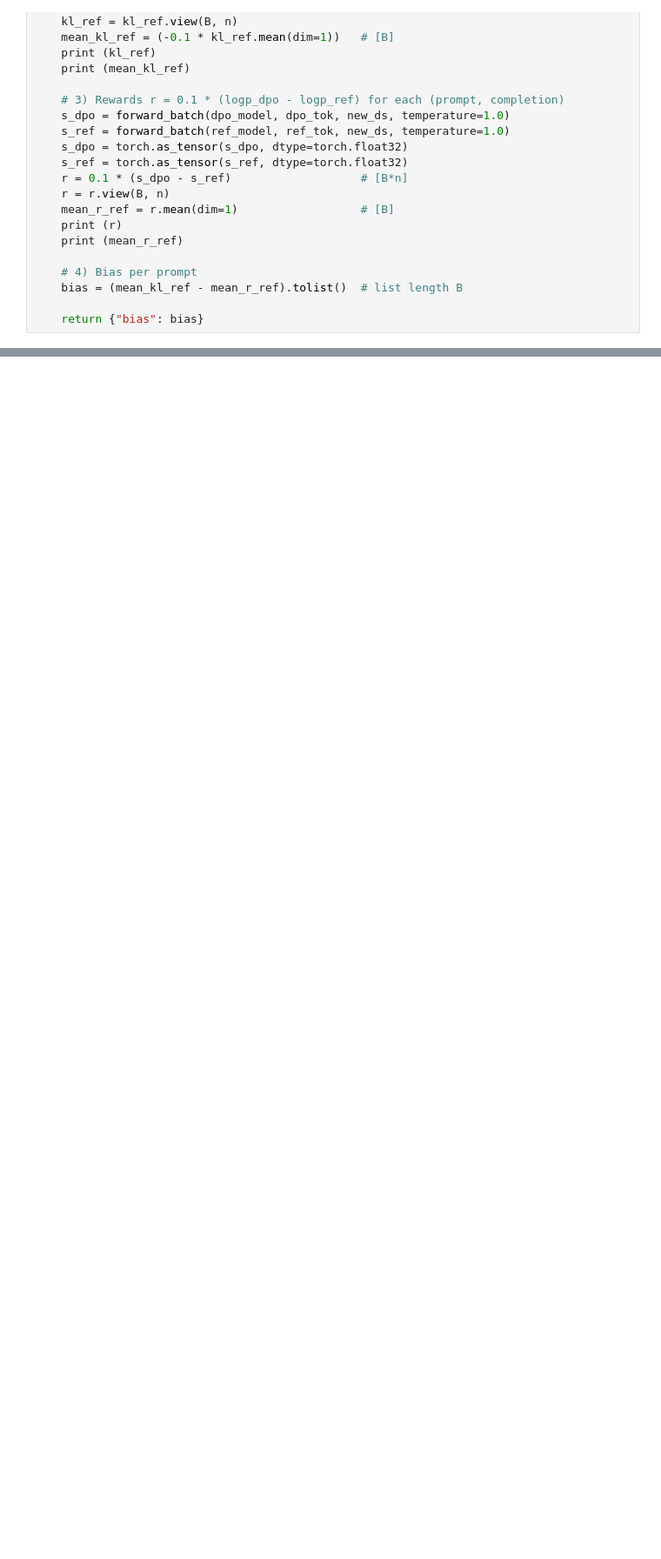
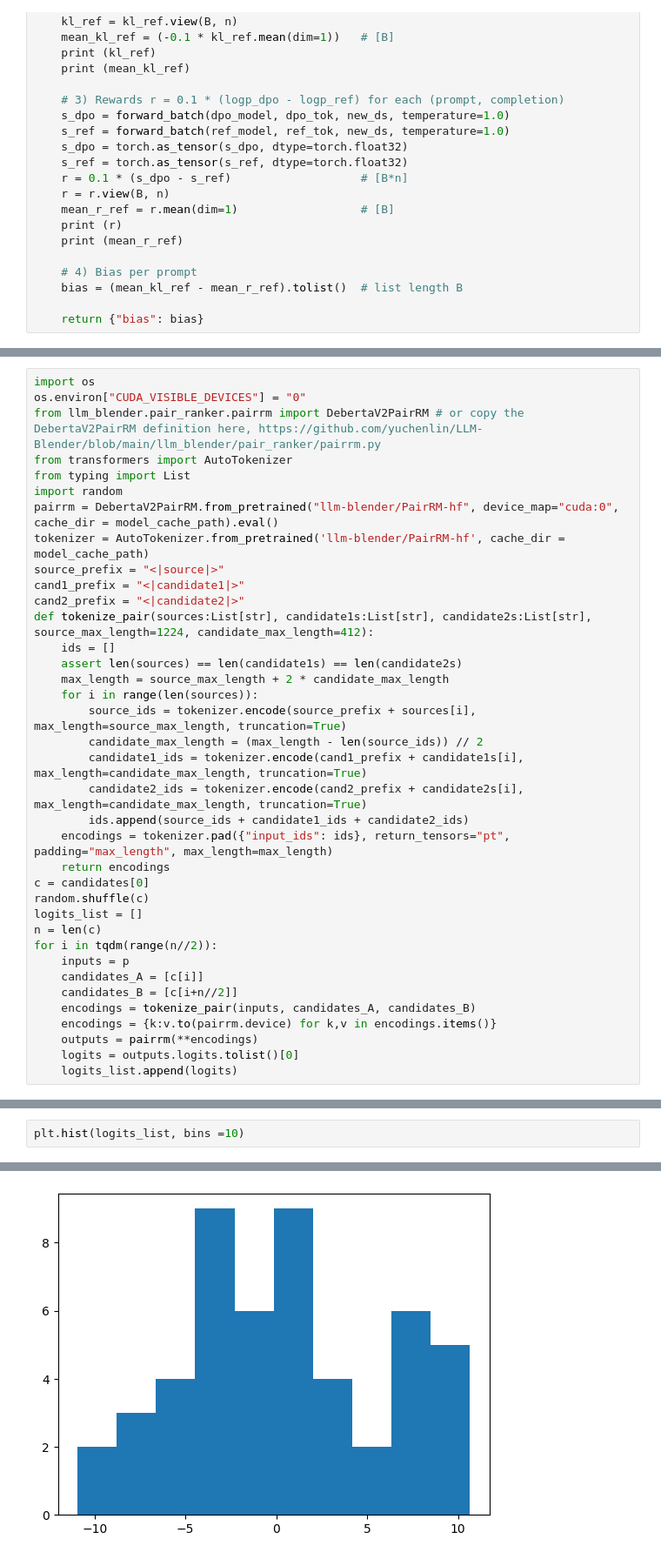
Before and after one commit to OOooAugust/new_self_play_drpo, a Jupyter notebook: self_play_drpo_code/estimate_bias_ref.ipynb, the cells around one changed output, grey strips where cells are left out. Shown: that part at 87% size. Saved outputs shown, nothing was run; the diff lists cells and outputs as text; blank space fills up the shorter version.

```diff
--- a/self_play_drpo_code/estimate_bias_ref.ipynb
+++ b/self_play_drpo_code/estimate_bias_ref.ipynb
@@ -721,0 +511,37 @@ bias (N=10): -2.627500
+# %%
+import os
+os.environ["CUDA_VISIBLE_DEVICES"] = "0"
+from llm_blender.pair_ranker.pairrm import DebertaV2PairRM # or copy the DebertaV2PairRM definition here, https://github.com/yuchenlin/LLM-Blender/blob/main/llm_blender/pair_ranker/pairrm.py
+from transformers import AutoTokenizer
+from typing import List
+import random
+pairrm = DebertaV2PairRM.from_pretrained("llm-blender/PairRM-hf", device_map="cuda:0", cache_dir = model_cache_path).eval()
+tokenizer = AutoTokenizer.from_pretrained('llm-blender/PairRM-hf', cache_dir = model_cache_path)
+source_prefix = "<|source|>"
+cand1_prefix = "<|candidate1|>"
+cand2_prefix = "<|candidate2|>"
+def tokenize_pair(sources:List[str], candidate1s:List[str], candidate2s:List[str], source_max_length=1224, candidate_max_length=412):
+    ids = []
+    assert len(sources) == len(candidate1s) == len(candidate2s)
+    max_length = source_max_length + 2 * candidate_max_length
+    for i in range(len(sources)):
+        source_ids = tokenizer.encode(source_prefix + sources[i], max_length=source_max_length, truncation=True)
+        candidate_max_length = (max_length - len(source_ids)) // 2
+        candidate1_ids = tokenizer.encode(cand1_prefix + candidate1s[i], max_length=candidate_max_length, truncation=True)
+        candidate2_ids = tokenizer.encode(cand2_prefix + candidate2s[i], max_length=candidate_max_length, truncation=True)
+        ids.append(source_ids + candidate1_ids + candidate2_ids)
+    encodings = tokenizer.pad({"input_ids": ids}, return_tensors="pt", padding="max_length", max_length=max_length)
+    return encodings
+c = candidates[0]
+random.shuffle(c)
+logits_list = []
+n = len(c)
+for i in tqdm(range(n//2)):
+    inputs = p
+    candidates_A = [c[i]]
+    candidates_B = [c[i+n//2]]
+    encodings = tokenize_pair(inputs, candidates_A, candidates_B)
+    encodings = {k:v.to(pairrm.device) for k,v in encodings.items()}
+    outputs = pairrm(**encodings)
+    logits = outputs.logits.tolist()[0]
+    logits_list.append(logits)
@@ -721,0 +552,3 @@ bias (N=10): -2.627500
+# %%
+plt.hist(logits_list, bins =10)
+# %% [output]
@@ -721,0 +560 @@ bias (N=10): -2.627500
+[figure, added]
```
Also changed, not shown: parts of 21 cells of this notebook, 4 other files.
